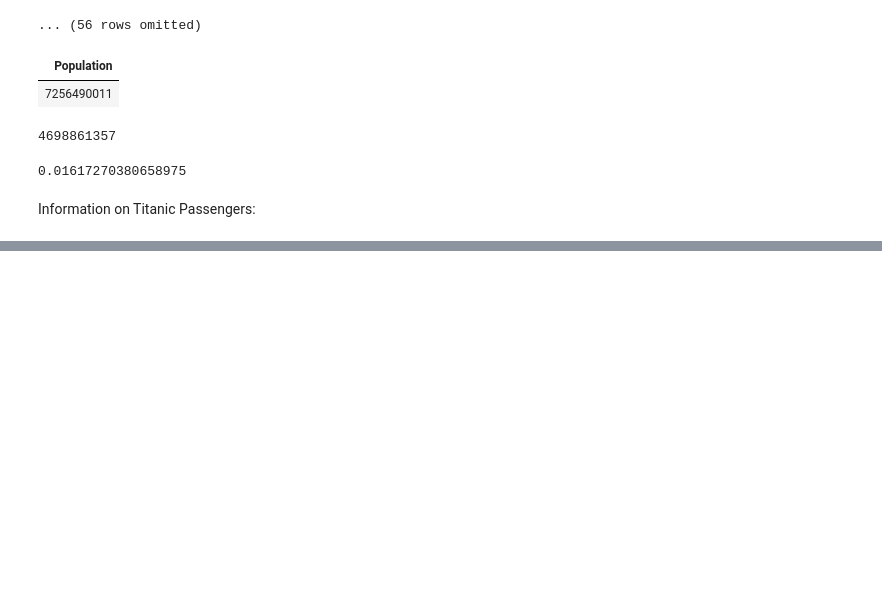
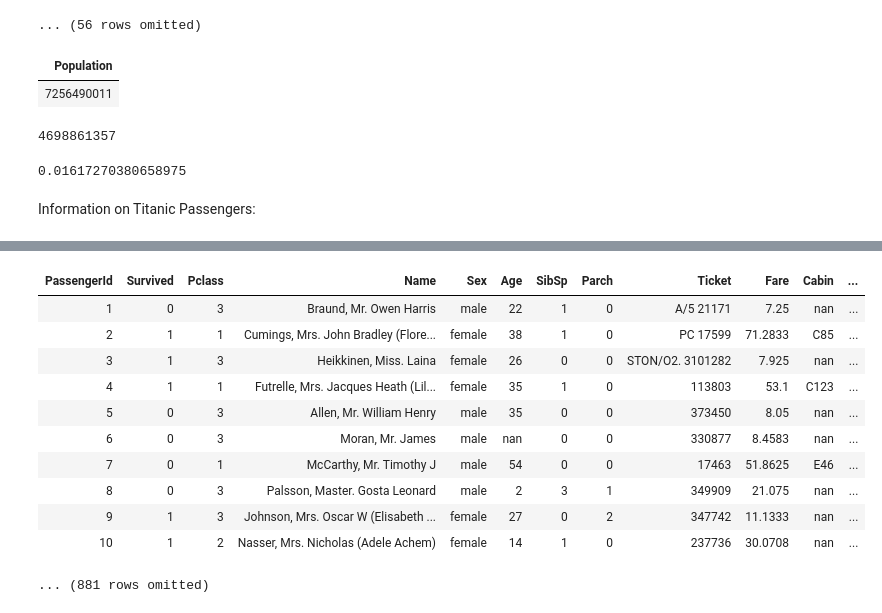
Before and after one commit to EB458/Bonner_Math377, a Jupyter notebook: Bonner_Lesson3.ipynb, the cells around one changed output, grey strips where cells are left out. Cells and saved outputs as stored; diff of their text form; code cells hidden in the pictures; blank space fills up the shorter version.

```diff
--- a/Bonner_Lesson3.ipynb
+++ b/Bonner_Lesson3.ipynb
@@ -67,0 +104,19 @@ Information on Titanic Passengers:
+# %%
+#b
+total_fam = Titanic_Passengers.column('SibSp') + Titanic_Passengers.column('Parch')
+Titanic_Passengers.with_column('family_size', total_fam)
+#Creates an array made up of the sum of values in the SibSp and Parch columns then puts those values
+#into a column called 'family_size' which shows the number of family members.
+# %% [output]
+| PassengerId | Survived | Pclass | Name | Sex | Age | SibSp | Parch | Ticket | Fare | Cabin | ... |
+| 1 | 0 | 3 | Braund, Mr. Owen Harris | male | 22 | 1 | 0 | A/5 21171 | 7.25 | nan | ... |
+| 2 | 1 | 1 | Cumings, Mrs. John Bradley (Flore... | female | 38 | 1 | 0 | PC 17599 | 71.2833 | C85 | ... |
+| 3 | 1 | 3 | Heikkinen, Miss. Laina | female | 26 | 0 | 0 | STON/O2. 3101282 | 7.925 | nan | ... |
+| 4 | 1 | 1 | Futrelle, Mrs. Jacques Heath (Lil... | female | 35 | 1 | 0 | 113803 | 53.1 | C123 | ... |
+| 5 | 0 | 3 | Allen, Mr. William Henry | male | 35 | 0 | 0 | 373450 | 8.05 | nan | ... |
+| 6 | 0 | 3 | Moran, Mr. James | male | nan | 0 | 0 | 330877 | 8.4583 | nan | ... |
+| 7 | 0 | 1 | McCarthy, Mr. Timothy J | male | 54 | 0 | 0 | 17463 | 51.8625 | E46 | ... |
+| 8 | 0 | 3 | Palsson, Master. Gosta Leonard | male | 2 | 3 | 1 | 349909 | 21.075 | nan | ... |
+| 9 | 1 | 3 | Johnson, Mrs. Oscar W (Elisabeth ... | female | 27 | 0 | 2 | 347742 | 11.1333 | nan | ... |
+| 10 | 1 | 2 | Nasser, Mrs. Nicholas (Adele Achem) | female | 14 | 1 | 0 | 237736 | 30.0708 | nan | ... |
+... (881 rows omitted)
```
Also changed, not shown: parts of 11 cells of this notebook.
